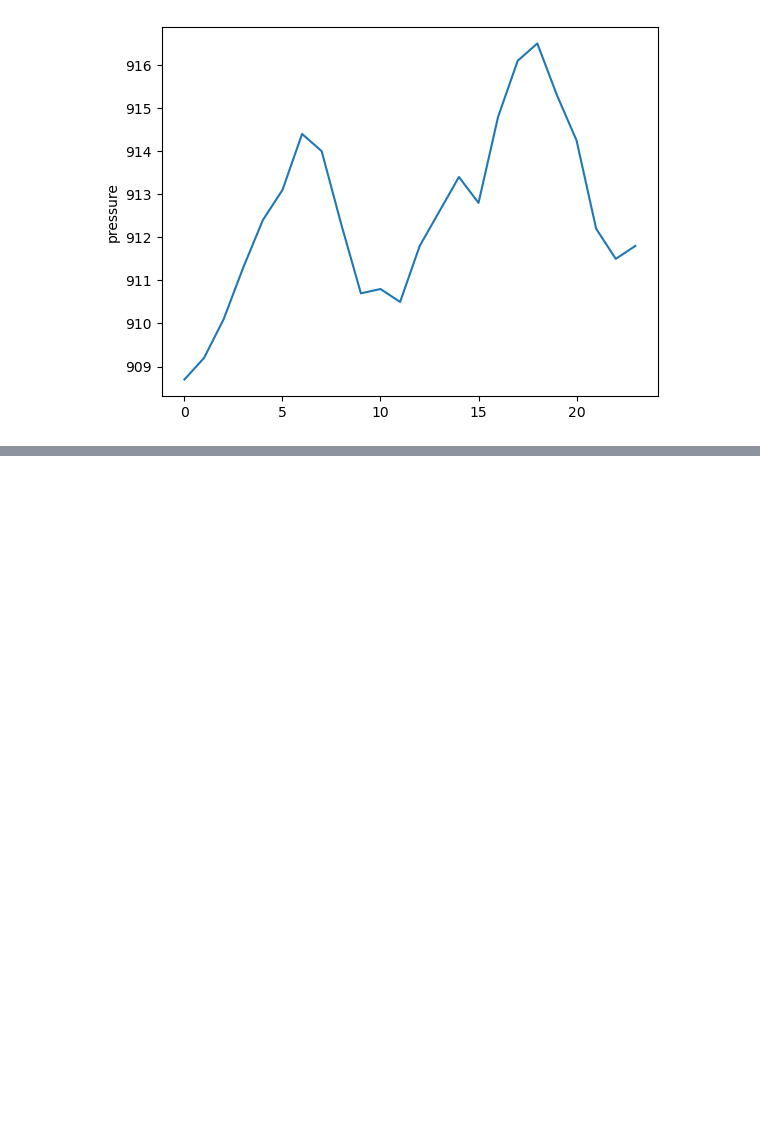
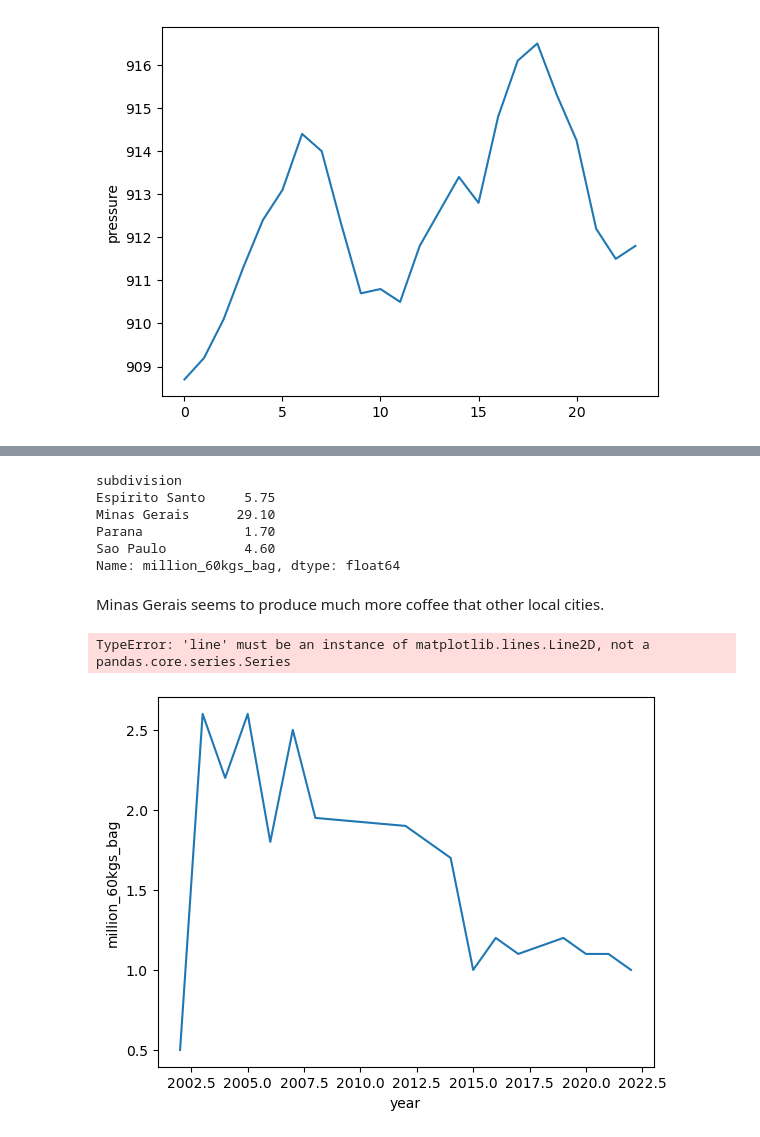
Before and after one commit to theslater11/WeatherDataMG, a Jupyter notebook: weather_api/notebooks/explore_weather.ipynb, the cells around one changed output, grey strips where cells are left out. Cells and saved outputs as stored; diff of their text form; code cells hidden in the pictures; blank space fills up the shorter version.

```diff
--- a/weather_api/notebooks/explore_weather.ipynb
+++ b/weather_api/notebooks/explore_weather.ipynb
@@ -6,4 +8,4 @@ import seaborn as sns
 # %%
 monthly = pd.read_csv("/Users/sa12/Documents/Repositories/WeatherDataMG/weather_api/data/csv/MonthlyMedians.csv")
 yearly = pd.read_csv("/Users/sa12/Documents/Repositories/WeatherDataMG/weather_api/data/csv/YearlyMedians.csv")
-print(yearly)
+minas_yearly = pd.read_csv("/Users/sa12/Documents/Repositories/WeatherDataMG/weather_api/data/csv/br_final.csv").dropna()
@@ -42,0 +56,28 @@ Pressure has a strong inverse correlation with Humidity
+# %%
+minas_yearly.groupby("subdivision")["million_60kgs_bag"].median()
+# %% [output]
+subdivision
+Espirito Santo     5.75
+Minas Gerais      29.10
+Parana             1.70
+Sao Paulo          4.60
+Name: million_60kgs_bag, dtype: float64
+# %% [markdown]
+Minas Gerais seems to produce much more coffee that other local cities.
+# %%
+minas_yearly = minas_yearly.set_index(minas_yearly["year"])
+parana = minas_yearly[minas_yearly["subdivision"] == "Parana"]
+parana_bag = parana["million_60kgs_bag"]
+minas = minas_yearly[minas_yearly["subdivision"] == "Minas Gerais"]
+minas_bag = minas["million_60kgs_bag"]
+espirit = minas_yearly[minas_yearly["subdivision"] == "Espirito Santo"]
+espirit_bag = espirit["million_60kgs_bag"]
+paulo = minas_yearly[minas_yearly["subdivision"] == "Sao Paulo"]
+paulo_bag = paulo["million_60kgs_bag"]
+sns.lineplot(parana_bag).add_line(espirit_bag)
+#sns.lineplot(espirit_bag)
+sns.lineplot(paulo_bag)
+sns.lineplot(minas_bag)
+# %% [output]
+TypeError: 'line' must be an instance of matplotlib.lines.Line2D, not a pandas.core.series.Series
+[figure, added]
```
Also changed, not shown: parts of 18 cells of this notebook, 3 other files.
